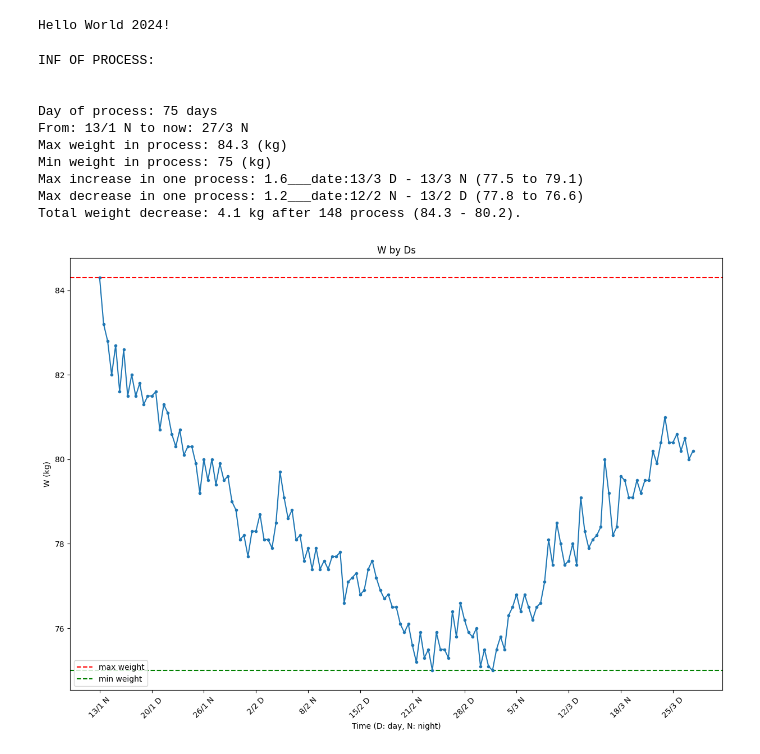
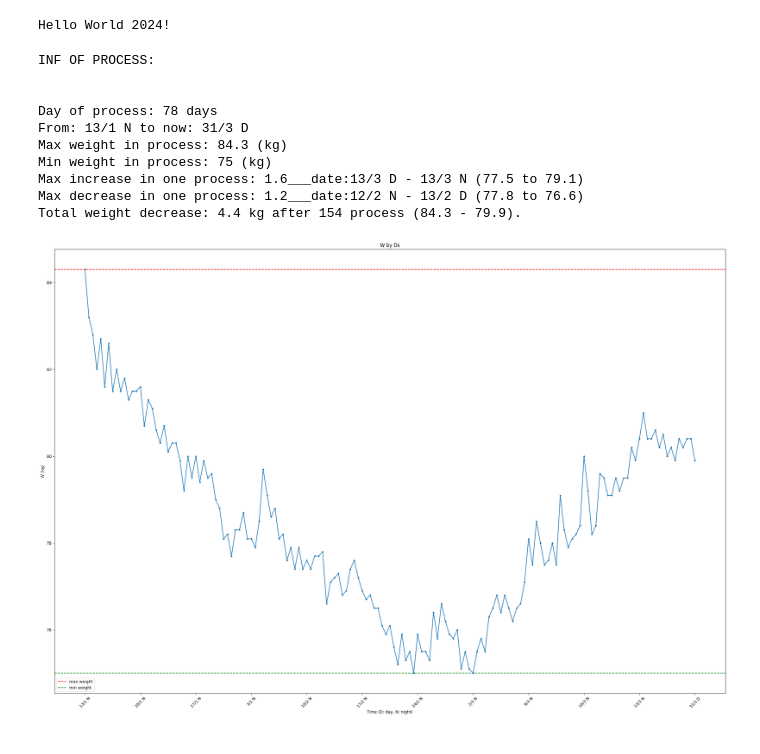
Before and after one commit to thanhbl-hust/2024_plning, a Jupyter notebook: train_12_1/weights.ipynb, the cells around one changed output. Saved outputs shown, nothing was run; the diff lists cells and outputs as text; code cells hidden in the pictures.

Commit message:
add process

```diff
--- a/train_12_1/weights.ipynb
+++ b/train_12_1/weights.ipynb
@@ -49,7 +49,8 @@ w = [
     79.1,  78.3,   77.9,   78.1,   78.2,   78.4,   80,     79.2,
     78.2,  78.4,   79.6,   79.5,   79.1,   79.1,   79.5,   79.2,
     79.5,  79.5,   80.2,   79.9,   80.4,   81,     80.4,   80.4,
-    80.6,  80.2,   80.5,   80,     80.2
+    80.6,  80.2,   80.5,   80,     80.2,   79.9,   80.4,   80.2,
+    80.4,  80.4,   79.9
 ]
 
 d = [
@@ -71,7 +72,8 @@ d = [
     '13/3 N', '14/3 D', '14/3 N', '15/3 D', '15/3 N', '16/3 D', '16/3 N', '17/3 D',
     '17/3 N', '18/3 D', '18/3 N', '19/3 D', '19/3 N', '20/3 D', '20/3 N', '21/3 D',
     '21/3 N', '22/3 D', '22/3 N', '23/3 D', '23/3 N', '24/3 D', '24/3 N', '25/3 D',
-    '25/3 N', '26/3 D', '26/3 N', '27/3 D', '27/3 N'
+    '25/3 N', '26/3 D', '26/3 N', '27/3 D', '27/3 N', '28/3 D', '28/3 N', '29/3 D',
+    '29/3 N', '30/3 D', '31/3 D'
 ]
 # %%
 def paint(w, d, set_time):
@@ -98,37 +100,37 @@ def paint(w, d, set_time):
     print("\n")
     print(f'Day of process: {int((len(w) + len(w) % 2) / 2)} days')
     print(f'From: {d[0]} to now: {d[len(d) - 1]}')
     print(f'Max weight in process: {round(max(w), 2)} (kg)')
     print(f'Min weight in process: {round(min(w), 2)} (kg)')
     print(f'Max increase in one process: {round(maxIn, 1)}___date:{d[inr1]} - {d[inr2]} ({w[inr1]} to {w[inr2]})')
     print(f'Max decrease in one process: {round(maxDe, 2)}___date:{d[der1]} - {d[der2]} ({w[der1]} to {w[der2]})')
     print(f'Total weight decrease: {round(abs(w[len(w) - 1] - w[0]), 1)} kg after {len(w) - 1} process ({w[0]} - {w[len(w) - 1]}).')
 
-    fig = plt.figure(figsize=(15, 10))
+    fig = plt.figure(figsize=(30, 20))
     plt.axhline(y = max_value, color = 'r', linestyle = '--', label = 'Max')
     plt.axhline(y = min_value, color = 'g', linestyle = '--', label = 'Min')
     plt.plot(d, w, marker = '.')
     plt.xlabel('Time (D: day, N: night)')
     plt.ylabel('W (kg)')
     plt.title('W by Ds')
     plt.xticks(x_ticks, x_labels, rotation = 45)
     plt.legend(['max weight', 'min weight'], loc='lower left')
     plt.show()
 
 
 check = len(w)
 paint(w[:check], d[:check], 11)
 # %% [output]
 INF OF PROCESS:
 
 
-Day of process: 75 days
-From: 13/1 N to now: 27/3 N
+Day of process: 78 days
+From: 13/1 N to now: 31/3 D
 Max weight in process: 84.3 (kg)
 Min weight in process: 75 (kg)
 Max increase in one process: 1.6___date:13/3 D - 13/3 N (77.5 to 79.1)
 Max decrease in one process: 1.2___date:12/2 N - 13/2 D (77.8 to 76.6)
-Total weight decrease: 4.1 kg after 148 process (84.3 - 80.2).
+Total weight decrease: 4.4 kg after 154 process (84.3 - 79.9).
-[figure, old version]
+[figure, new version]
 # %%
 #pip install imageio
```
Also changed, not shown: 4 other files.
